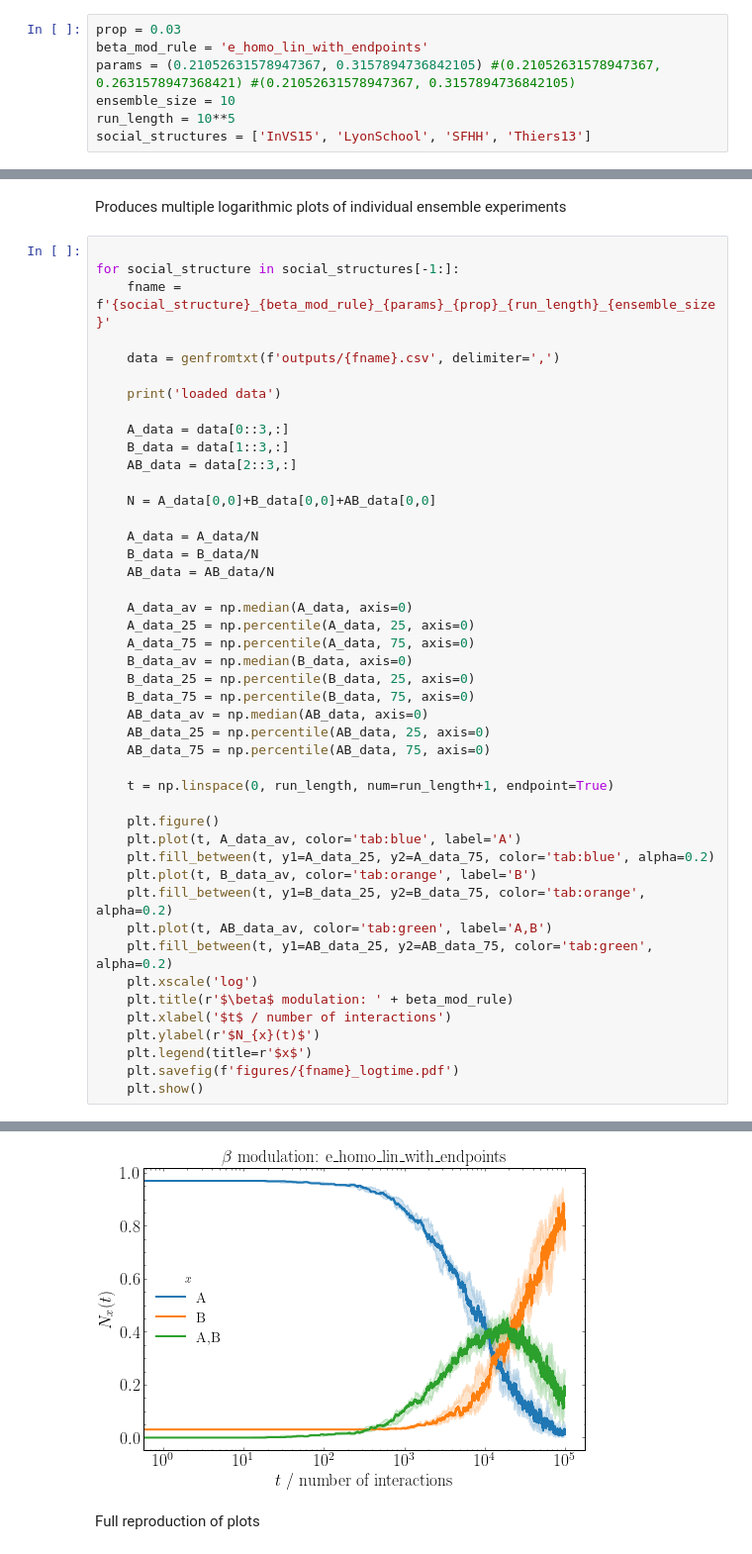
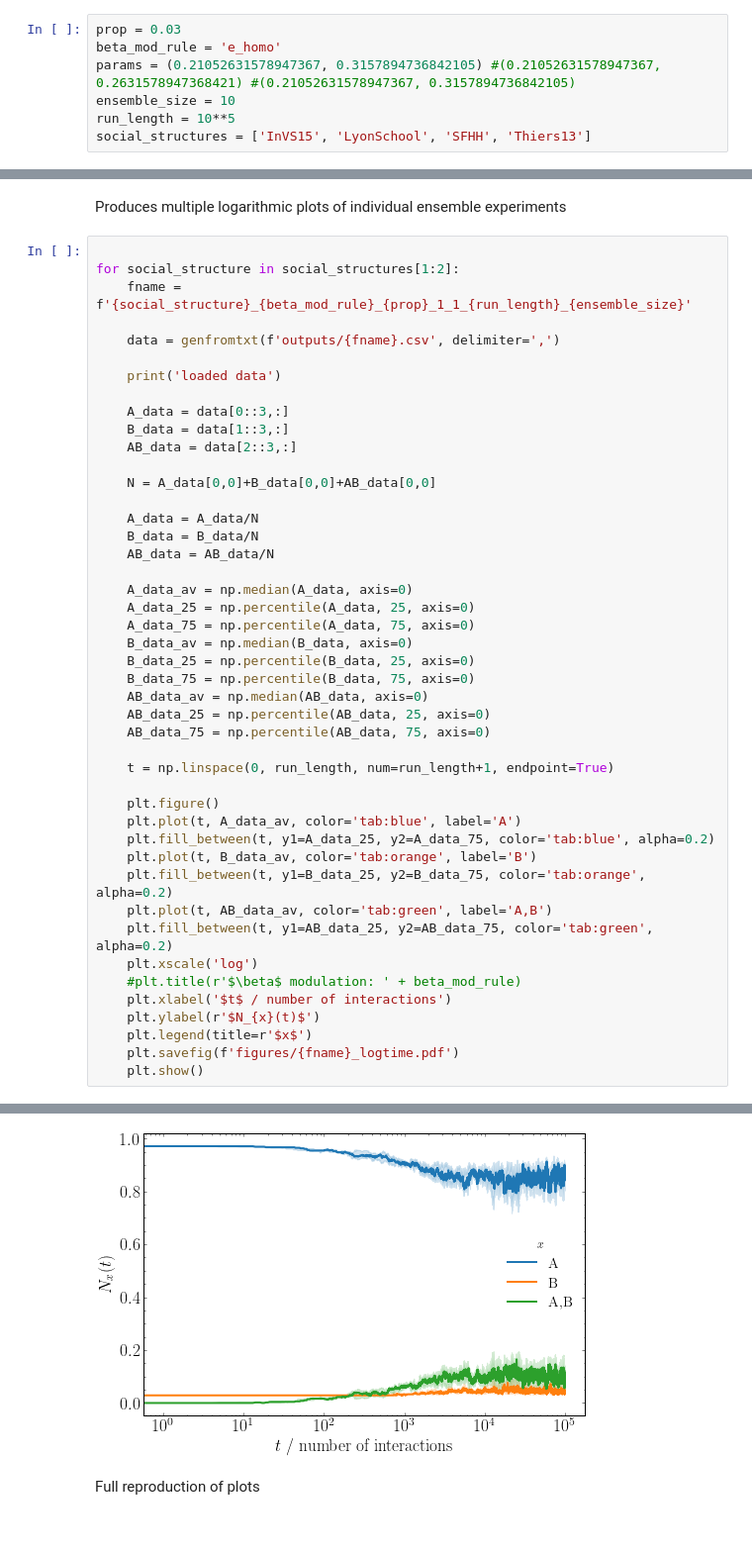
Before and after one commit to tomcjackc/higher-order-social-dynamics, a Jupyter notebook: higher order ng (beta modulation)/N_vs_time.ipynb, the cells around one changed output, grey strips where cells are left out. Shown: that part at 99% size. Drawn from its saved outputs; the diff is of its cells as text.

```diff
--- a/higher order ng (beta modulation)/N_vs_time.ipynb
+++ b/higher order ng (beta modulation)/N_vs_time.ipynb
@@ -26,7 +26,7 @@ updated10
 Parameters of the experiment
 # %%
 prop = 0.03
-beta_mod_rule = 'e_homo_lin_with_endpoints'
+beta_mod_rule = 'e_homo'
 params = (0.21052631578947367, 0.3157894736842105) #(0.21052631578947367, 0.2631578947368421) #(0.21052631578947367, 0.3157894736842105)
 ensemble_size = 10
 run_length = 10**5
@@ -85,8 +85,8 @@ loaded data
 Produces multiple logarithmic plots of individual ensemble experiments
 # %%
 
-for social_structure in social_structures[-1:]:
-    fname = f'{social_structure}_{beta_mod_rule}_{params}_{prop}_{run_length}_{ensemble_size}'
+for social_structure in social_structures[1:2]:
+    fname = f'{social_structure}_{beta_mod_rule}_{prop}_1_1_{run_length}_{ensemble_size}'
 
     data = genfromtxt(f'outputs/{fname}.csv', delimiter=',')
 
@@ -102,35 +102,35 @@ for social_structure in social_structures[-1:]:
     B_data = B_data/N
     AB_data = AB_data/N
 
     A_data_av = np.median(A_data, axis=0)
     A_data_25 = np.percentile(A_data, 25, axis=0)
     A_data_75 = np.percentile(A_data, 75, axis=0)
     B_data_av = np.median(B_data, axis=0)
     B_data_25 = np.percentile(B_data, 25, axis=0)
     B_data_75 = np.percentile(B_data, 75, axis=0)
     AB_data_av = np.median(AB_data, axis=0)
     AB_data_25 = np.percentile(AB_data, 25, axis=0)
     AB_data_75 = np.percentile(AB_data, 75, axis=0)
 
     t = np.linspace(0, run_length, num=run_length+1, endpoint=True)
 
     plt.figure()
     plt.plot(t, A_data_av, color='tab:blue', label='A')
     plt.fill_between(t, y1=A_data_25, y2=A_data_75, color='tab:blue', alpha=0.2)
     plt.plot(t, B_data_av, color='tab:orange', label='B')
     plt.fill_between(t, y1=B_data_25, y2=B_data_75, color='tab:orange', alpha=0.2)
     plt.plot(t, AB_data_av, color='tab:green', label='A,B')
     plt.fill_between(t, y1=AB_data_25, y2=AB_data_75, color='tab:green', alpha=0.2)
     plt.xscale('log')
-    plt.title(r'$\beta$ modulation: ' + beta_mod_rule)
+    #plt.title(r'$\beta$ modulation: ' + beta_mod_rule)
     plt.xlabel('$t$ / number of interactions')
     plt.ylabel(r'$N_{x}(t)$')
     plt.legend(title=r'$x$')
     plt.savefig(f'figures/{fname}_logtime.pdf')
     plt.show()
 # %% [output]
 loaded data
-[figure, old version]
+[figure, new version]
 # %% [markdown]
 Full reproduction of plots
 # %%
```
Also changed, not shown: 12 other files.
